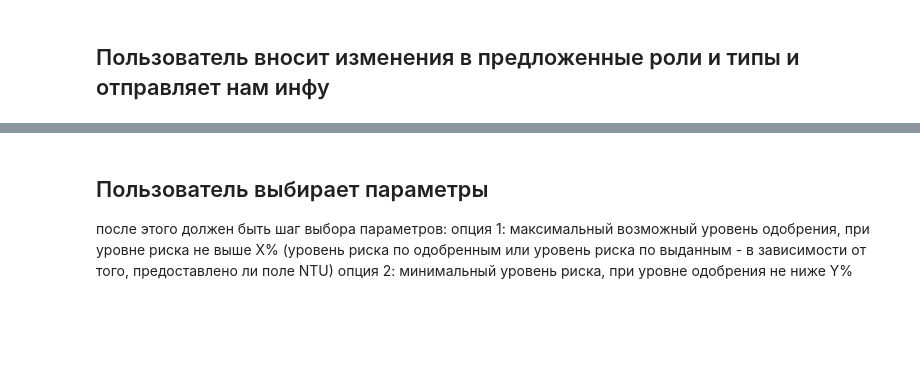
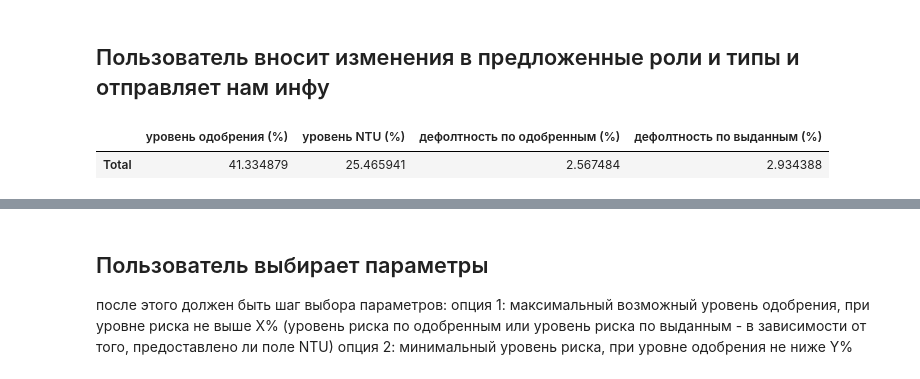
Before and after one commit to Sophia-team/datapy, a Jupyter notebook: Role and Type Selector.ipynb, the cells around one changed output, grey strips where cells are left out. Saved outputs shown, nothing was run; the diff lists cells and outputs as text; code cells hidden in the pictures; blank space fills up the shorter version.

```diff
--- a/Role and Type Selector.ipynb
+++ b/Role and Type Selector.ipynb
@@ -10,7 +10,7 @@ server=analyser()
 #путь к файлу
 igor_path='C:\\Users\\Admin\\Desktop\\strategy_result.csv'
 anton_path='C:\\Users\\Anton\\repository\\datapy\\data\\strategy_result.csv'
-path=igor_path
+path=anton_path
 types_and_roles, missing =server.types_and_roles_prediction(path)
 # %%
 #оцениваем пропущенные значения
@@ -25,9 +43,9 @@ types_and_roles[2].role = VariableRoleEnum.REJECTED
 types_and_roles[3].role = VariableRoleEnum.REJECTED
 types_and_roles[4].role = VariableRoleEnum.NEW_CREDIT
 types_and_roles[5].role = VariableRoleEnum.TARGET
-for i in range(6, 19):
+for i in range(6, 12):
     types_and_roles[i].role = VariableRoleEnum.FIXED_RULE
-for i in range(19, 25):
+for i in range(12, 25):
     types_and_roles[i].role = VariableRoleEnum.HISTORICAL_RULE
 types_and_roles[25].role = VariableRoleEnum.APPROVED
 types_and_roles[26].role = VariableRoleEnum.NTU
@@ -35,12 +53,15 @@ types_and_roles[27].role = VariableRoleEnum.CREDITED
 # %%
 
 #подкорректированные пользователем типы
 types_and_roles_edited=types_and_roles
 
 data_desctiption, one_factor, unique_factor = server.analyse_marked_data(path,types_and_roles_edited)
 
 #вывод таблицы со статистикой
-data_desctiption.loc['Total','дефолтность по выданным (%)']
+data_desctiption
+# %% [output]
+|  | уровень одобрения (%) | уровень NTU (%) | дефолтность по одобренным (%) | дефолтность по выданным (%) |
+| Total | 41.334879 | 25.465941 | 2.567484 | 2.934388 |
 # %%
 #вывод таблицы с однофакторным анализом
 one_factor
```
Also changed, not shown: parts of 8 cells of this notebook, 2 other files.
